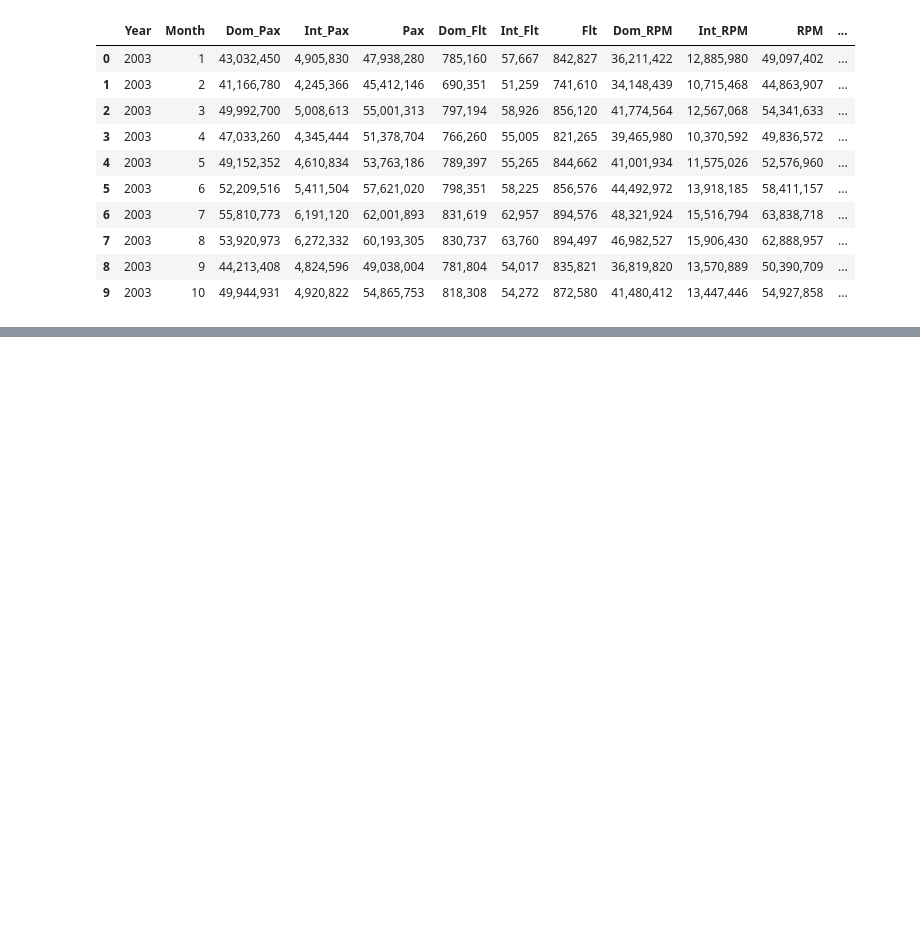
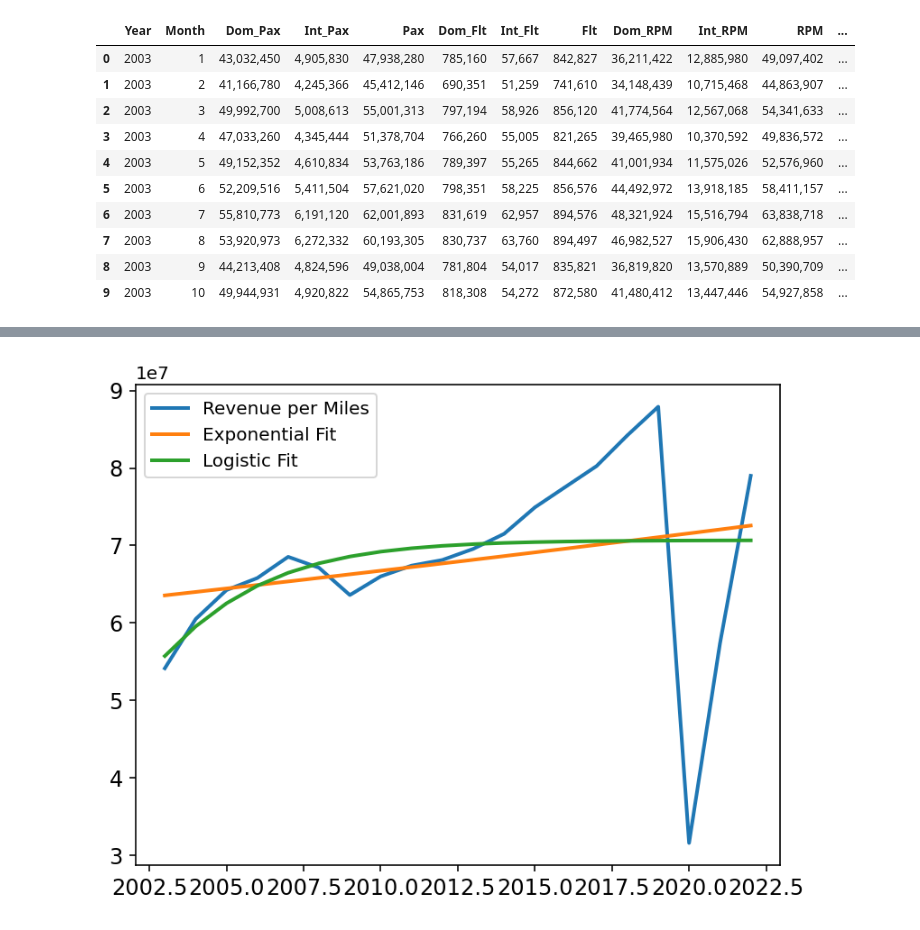
Before and after one commit to faadeola/us-airline-analysis, a Jupyter notebook: US Air Traffic Analysis.ipynb, the cells around one changed output, grey strips where cells are left out. Cells and saved outputs as stored; diff of their text form; code cells hidden in the pictures; blank space fills up the shorter version.

```diff
--- a/US Air Traffic Analysis.ipynb
+++ b/US Air Traffic Analysis.ipynb
@@ -124,0 +189,2 @@ plot_hist(air_traffic['Total_load_factor'])
+# %%
+total_revenue = airline.groupby('Year')['Revenue per Miles'].mean().reset_index()
@@ -124,0 +287,25 @@ plot_hist(air_traffic['Total_load_factor'])
+# %%
+def plot_fitted_data():
+    '''
+    Plot the heatmap for the gym dataframe
+    using the Seaborn Library and Pearson's method
+    '''
+    fig, ax = plt.subplots(dpi=144)
+
+    # Get correlation values of the dataset
+
+    plt.plot(total_revenue['Year'], total_revenue['Revenue per Miles'], lw=2, label ='Revenue per Miles')
+    plt.plot(total_revenue['Year'], total_revenue['Exponential Fit'], lw=2, label ='Exponential Fit')
+    plt.plot(total_revenue['Year'], total_revenue['Logistic Fit'], lw=2, label ='Logistic Fit')
+
+    # Set plot attributes
+    #plt.title(f'Heatmap of Airline Dataset', fontsize=14, fontweight='bold', pad=14, loc='left')
+    plt.tick_params(axis='both', labelsize=12)
+    plt.legend()
+
+    plt.show()
+    return
+# %%
+plot_fitted_data()
+# %% [output]
+[figure, added]
```
Also changed, not shown: parts of 19 cells of this notebook, 1 other file.
